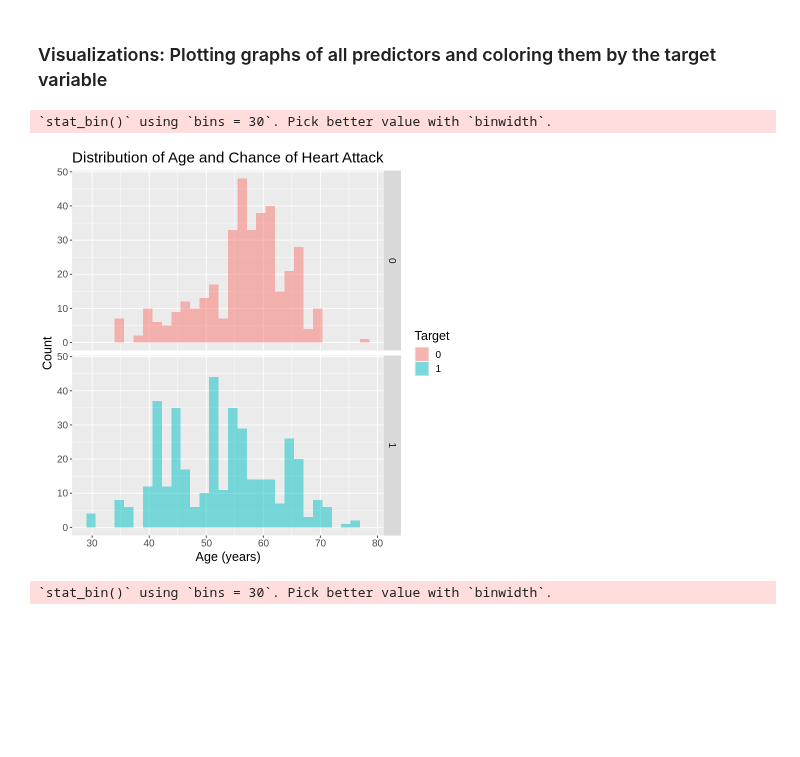
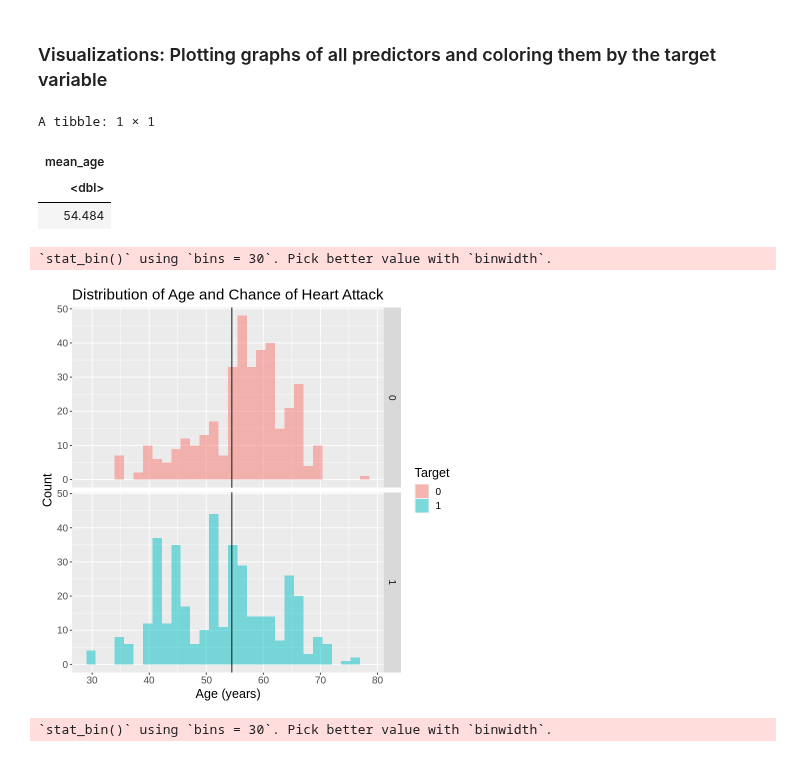
Before and after one commit to carriexu26/DSCI-Group-Project, a Jupyter notebook: heart_disease.ipynb, the cells around one changed output. Drawn from its saved outputs; the diff is of its cells as text; code cells hidden in the pictures; blank space fills up the shorter version.

Commit message:
added vline for age

```diff
--- a/heart_disease.ipynb
+++ b/heart_disease.ipynb
@@ -140,16 +140,22 @@ heart_test <- testing(heart_split)
 # %% [markdown]
 ### Visualizations: Plotting graphs of all predictors and coloring them by the target variable
 # %%
+heart_train |> summarize(mean_age = mean(age))
 age_plot <- ggplot(heart_train, aes(x = age, fill = target)) +
     geom_histogram(alpha = 0.5, position = "identity") +
+    geom_vline(xintercept = 54.484) +
     facet_grid(rows = vars(target)) +
     labs(x = "Age (years)", y="Count", fill = "Target") +
     ggtitle("Distribution of Age and Chance of Heart Attack") +
     theme(text = element_text(size = 15))
 age_plot
 # %% [output]
-`stat_bin()` using `bins = 30`. Pick better value with `binwidth`.
+A tibble: 1 × 1
+| mean_age |
+| <dbl> |
+| 54.484 |
+`stat_bin()` using `bins = 30`. Pick better value with `binwidth`.
-[figure, old version]
+[figure, new version]
 # %%
 trestbps_plot <- ggplot(heart_train, aes(x = trestbps, fill = target)) +
     geom_histogram(alpha = 0.5, position = "identity") +
```
